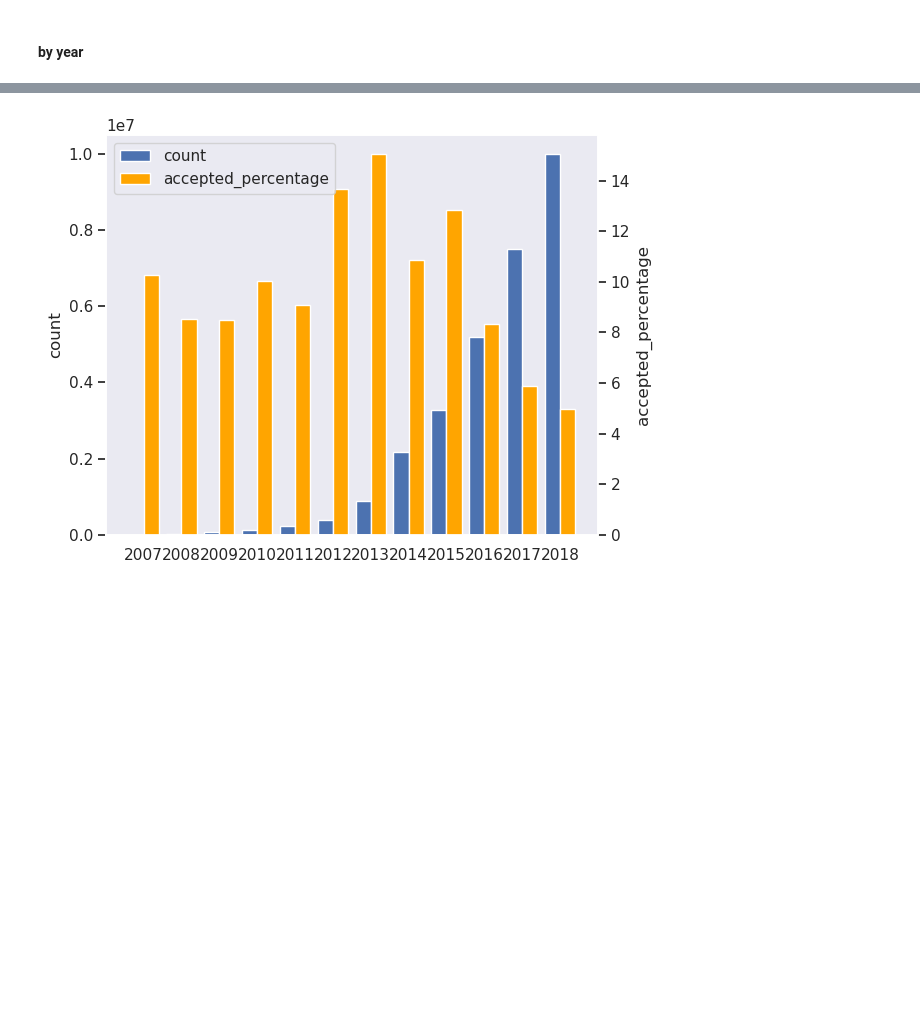
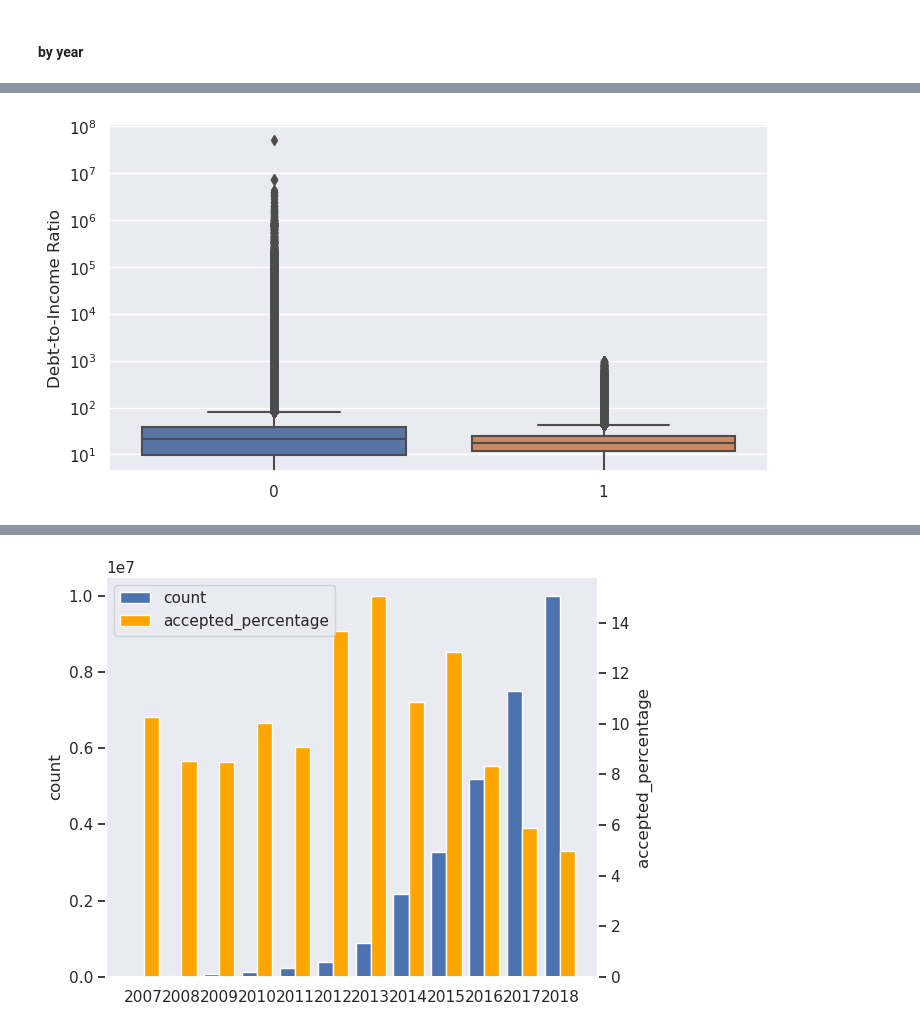
Before and after one commit to gediminas-skvarnavicius/lending-club, a Jupyter notebook: EDA.ipynb, the cells around one changed output, grey strips where cells are left out. Cells and saved outputs as stored; diff of their text form; code cells hidden in the pictures; blank space fills up the shorter version.

```diff
--- a/EDA.ipynb
+++ b/EDA.ipynb
@@ -79,3 +86,5 @@ shape: (5, 151)
+# %%
+data_accepted=data_accepted.filter(data_accepted['loan_amnt'].is_not_null())
 # %%
 data_rejected.head()
 # %% [output]
@@ -90,7 +133,14 @@ shape: (5, 9)
+# %%
+data_accepted_merged_dti=data_accepted.with_columns(
+    pl.when(pl.col("dti") == 999)
+    .then(pl.col("dti_joint"))
+    .otherwise(pl.col("dti"))
+    .alias("dti")
+)
 # %% [markdown]
 ### Join procedure
 # %%
-data_accepted = data_accepted.with_columns(pl.lit(np.int8(1)).alias('policy_code'))
+data_accepted_merged_dti = data_accepted_merged_dti.with_columns(pl.lit(np.int8(1)).alias('policy_code'))
 # %%
 data_rejected = data_rejected.with_columns(pl.lit(np.int8(0)).alias('Policy Code'))
 # %%
@@ -112,7 +162,7 @@ data_full = pl.concat(
             pl.col("Employment Length"),
             pl.col("Policy Code"),
         ),
-        data_accepted.select(
+        data_accepted_merged_dti.select(
             pl.col("issue_d").alias("Application Date"),
             pl.col('loan_amnt').alias("Amount Requested"),
             pl.col('title').alias("Loan Title"),
@@ -135,0 +230,17 @@ shape: (1, 8)
+# %%
+fig_dti_box, ax_dti_box = plt.subplots(figsize=BASE_FIG_SIZE)
+sns.boxplot(
+    x=data_full.select(["Debt-To-Income Ratio", "Policy Code"])
+    .drop_nulls()["Policy Code"]
+    .to_numpy(),
+    y=data_full.select(["Debt-To-Income Ratio", "Policy Code"])
+    .drop_nulls()["Debt-To-Income Ratio"]
+    .to_numpy(),
+    ax=ax_dti_box,
+)
+
+ax_dti_box.set_yscale("log")
+ax_dti_box.set_ylabel("Debt-to-Income Ratio")
+plt.show()
+# %% [output]
+[figure, added]
```
Also changed, not shown: parts of 34 cells of this notebook, 4 other files.
